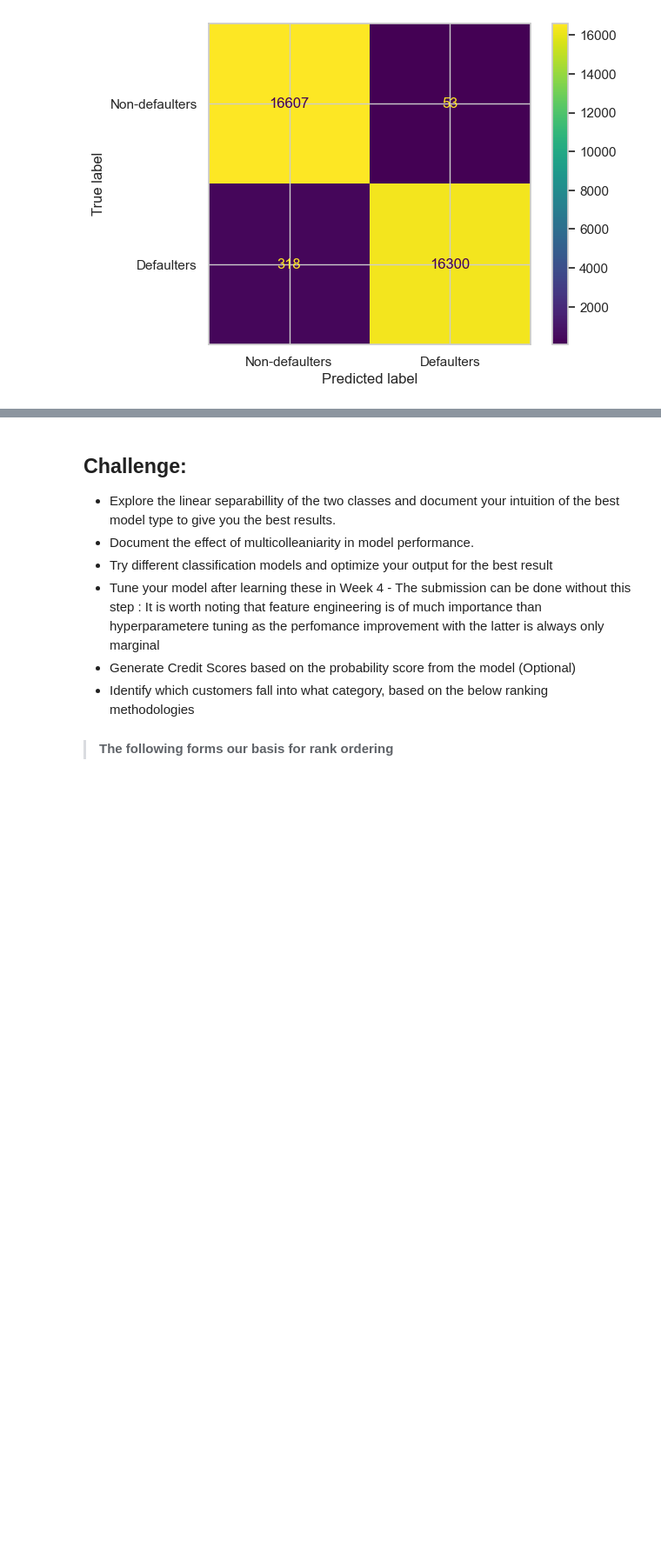
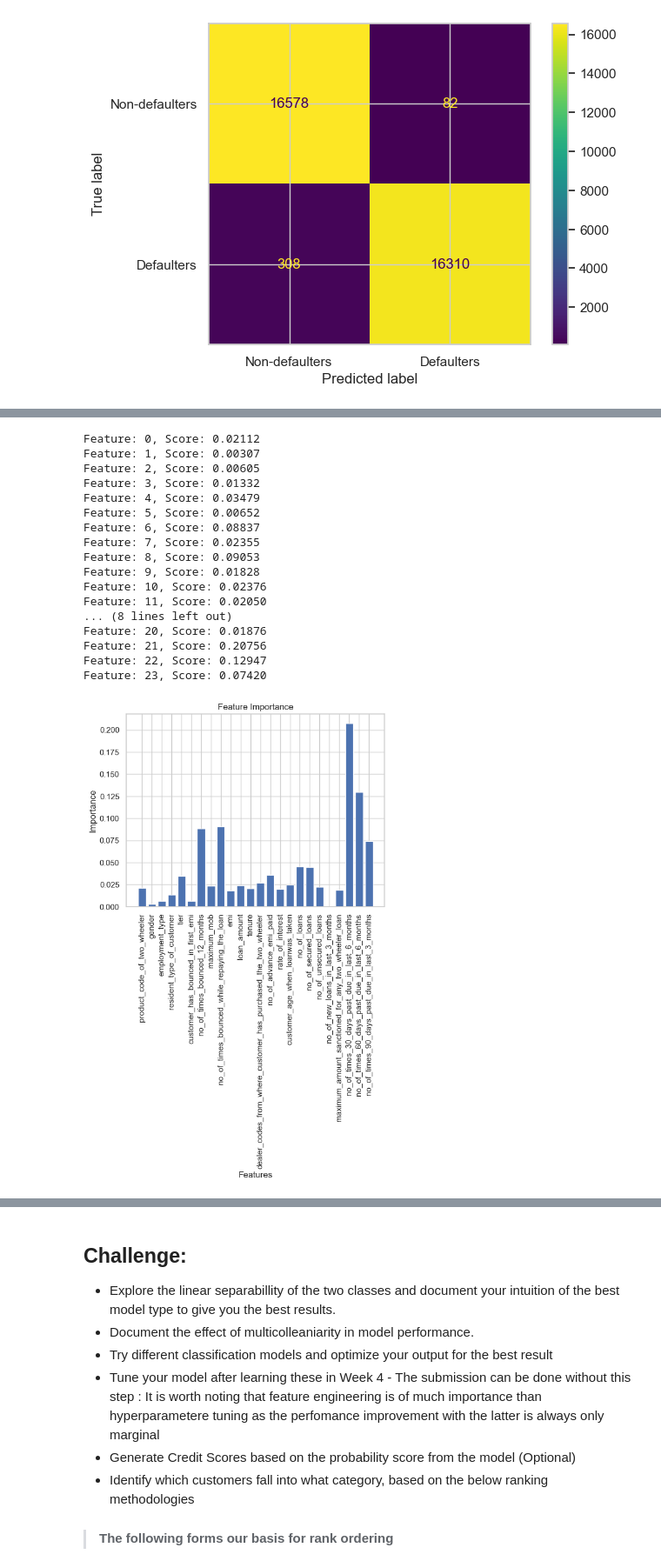
Before and after one commit to WamzMwangi/Machine_Learning_Foundations, a Jupyter notebook: Classification/Credit_Risk_Modelling.ipynb, the cells around one changed output, grey strips where cells are left out. Shown at 87% size. Saved outputs shown, nothing was run; the diff lists cells and outputs as text; code cells hidden in the pictures; blank space fills up the shorter version.

Commit message:
Feature importance

```diff
--- a/Classification/Credit_Risk_Modelling.ipynb
+++ b/Classification/Credit_Risk_Modelling.ipynb
@@ -689,8 +644,8 @@ print(grid_search.best_params_)
 # %% [markdown]
 Now, retrain your model on the best parameters.
 # %%
-rfc=RandomForestClassifier(bootstrap=False,max_depth=20,min_samples_split=2,n_estimators=100)
-rfc.fit(X_train,y_train)
-y_pred=rfc.predict(X_test)
+model=RandomForestClassifier(bootstrap=False,max_depth=20,min_samples_split=2,n_estimators=100)
+model.fit(X_train,y_train.values.ravel())
+y_pred=model.predict(X_test)
 print(fbeta_score(y_test,y_pred,beta=2))
 # %% [output]
@@ -782,0 +666,33 @@ results.head()
+# %%
+# Get importance
+importance = model.feature_importances_
+# Summarize feature importance
+for i, v in enumerate(importance):
+    print(f'Feature: {i}, Score: {v:.5f}')
+
+# Plot feature importance
+plt.bar([x for x in range(len(importance))], importance)
+plt.xlabel('Features')
+plt.ylabel('Importance')
+plt.title('Feature Importance')
+plt.xticks([x for x in range(len(importance))], data.columns[:-1], rotation=90)
+plt.show()
+# %% [output]
+Feature: 0, Score: 0.02112
+Feature: 1, Score: 0.00307
+Feature: 2, Score: 0.00605
+Feature: 3, Score: 0.01332
+Feature: 4, Score: 0.03479
+Feature: 5, Score: 0.00652
+Feature: 6, Score: 0.08837
+Feature: 7, Score: 0.02355
+Feature: 8, Score: 0.09053
+Feature: 9, Score: 0.01828
+Feature: 10, Score: 0.02376
+Feature: 11, Score: 0.02050
+... (8 lines left out)
+Feature: 20, Score: 0.01876
+Feature: 21, Score: 0.20756
+Feature: 22, Score: 0.12947
+Feature: 23, Score: 0.07420
+[figure, added]
```
Also changed, not shown: parts of 26 cells of this notebook, 1 other file.
